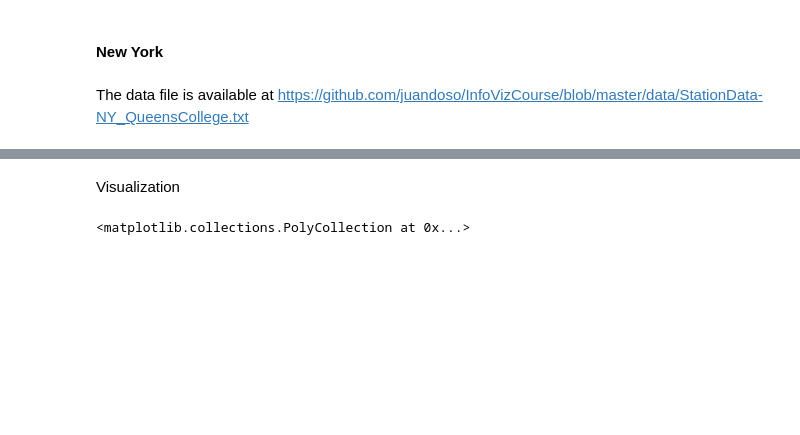
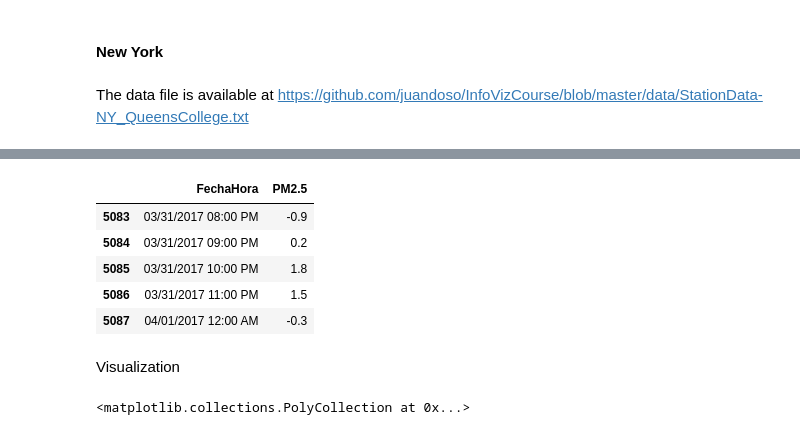
Before and after one commit to juandoso/InfoVizCourse, a Jupyter notebook: Assignment4.ipynb, the cells around one changed output, grey strips where cells are left out. Drawn from its saved outputs; the diff is of its cells as text; code cells hidden in the pictures; blank space fills up the shorter version.

```diff
--- a/Assignment4.ipynb
+++ b/Assignment4.ipynb
@@ -115,3 +124,12 @@ dataNY.columns = ["FechaHora", "PM2.5"]
+# %%
+dataNY.tail()
+# %% [output]
+|  | FechaHora | PM2.5 |
+| 5083 | 03/31/2017 08:00 PM | -0.9 |
+| 5084 | 03/31/2017 09:00 PM | 0.2 |
+| 5085 | 03/31/2017 10:00 PM | 1.8 |
+| 5086 | 03/31/2017 11:00 PM | 1.5 |
+| 5087 | 04/01/2017 12:00 AM | -0.3 |
 # %%
 #Hours, months and days should be zero-padded
 
```
Also changed, not shown: parts of 5 cells of this notebook, 2 other files.
